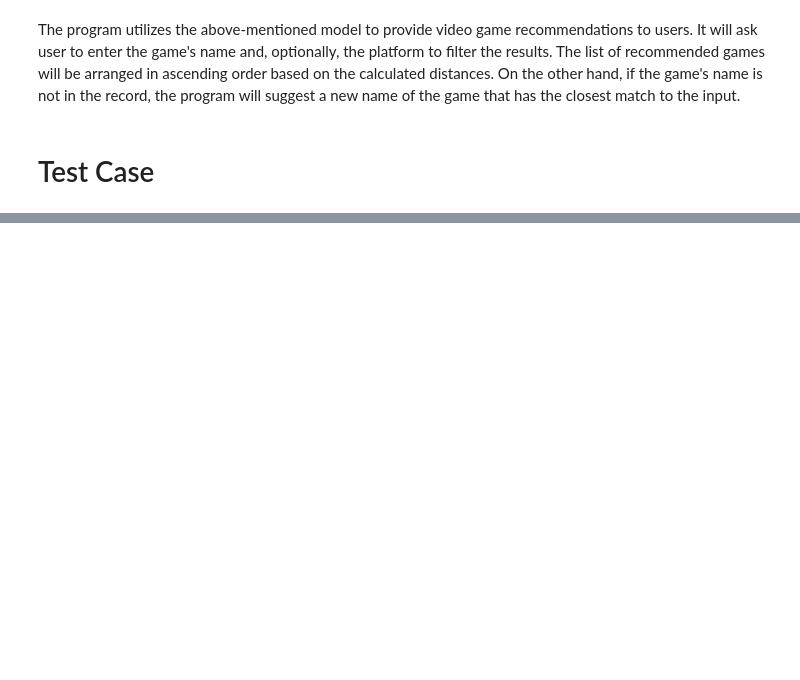
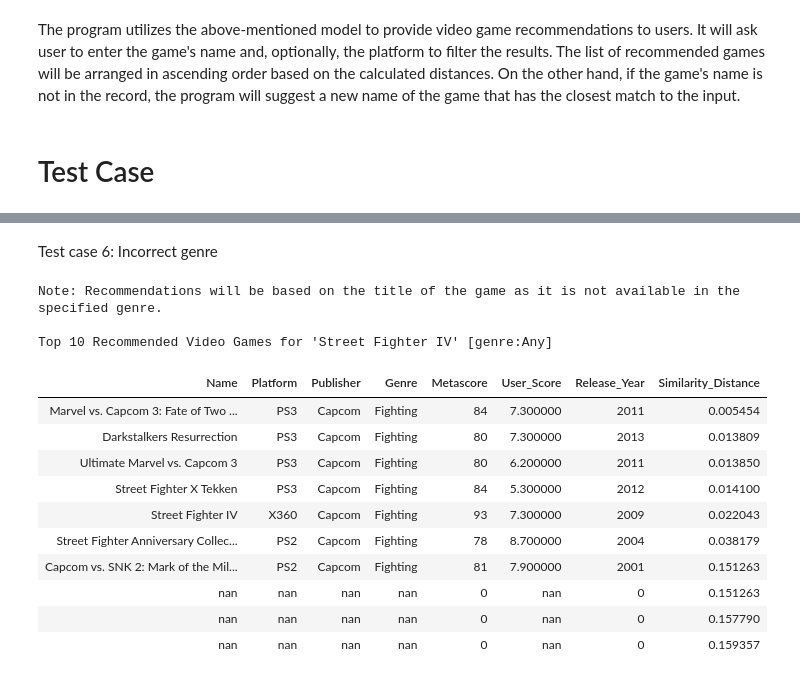
Before and after one commit to Ryuko-Ryukai/ML2, a Jupyter notebook: video_games_recommendation_system.ipynb, the cells around one changed output, grey strips where cells are left out. Cells and saved outputs as stored; diff of their text form; code cells hidden in the pictures; blank space fills up the shorter version.

```diff
--- a/video_games_recommendation_system.ipynb
+++ b/video_games_recommendation_system.ipynb
@@ -450,0 +545,19 @@ Top 10 Recommended Video Games for 'NieR: Automata' [platform:PC]
+# %% [markdown]
+Test case 6: Incorrect genre
+# %%
+VideoGameRecommender('Genre', 'Street Fighter IV', 'Adventure')
+# %% [output]
+Note: Recommendations will be based on the title of the game as it is not available in the specified genre.
+
+Top 10 Recommended Video Games for 'Street Fighter IV' [genre:Any]
+| Name | Platform | Publisher | Genre | Metascore | User_Score | Release_Year | Similarity_Distance |
+| Marvel vs. Capcom 3: Fate of Two ... | PS3 | Capcom | Fighting | 84 | 7.300000 | 2011 | 0.005454 |
+| Darkstalkers Resurrection | PS3 | Capcom | Fighting | 80 | 7.300000 | 2013 | 0.013809 |
+| Ultimate Marvel vs. Capcom 3 | PS3 | Capcom | Fighting | 80 | 6.200000 | 2011 | 0.013850 |
+| Street Fighter X Tekken | PS3 | Capcom | Fighting | 84 | 5.300000 | 2012 | 0.014100 |
+| Street Fighter IV | X360 | Capcom | Fighting | 93 | 7.300000 | 2009 | 0.022043 |
+| Street Fighter Anniversary Collec... | PS2 | Capcom | Fighting | 78 | 8.700000 | 2004 | 0.038179 |
+| Capcom vs. SNK 2: Mark of the Mil... | PS2 | Capcom | Fighting | 81 | 7.900000 | 2001 | 0.151263 |
+| nan | nan | nan | nan | 0 | nan | 0 | 0.151263 |
+| nan | nan | nan | nan | 0 | nan | 0 | 0.157790 |
+| nan | nan | nan | nan | 0 | nan | 0 | 0.159357 |
```
Also changed, not shown: parts of 12 cells of this notebook.
